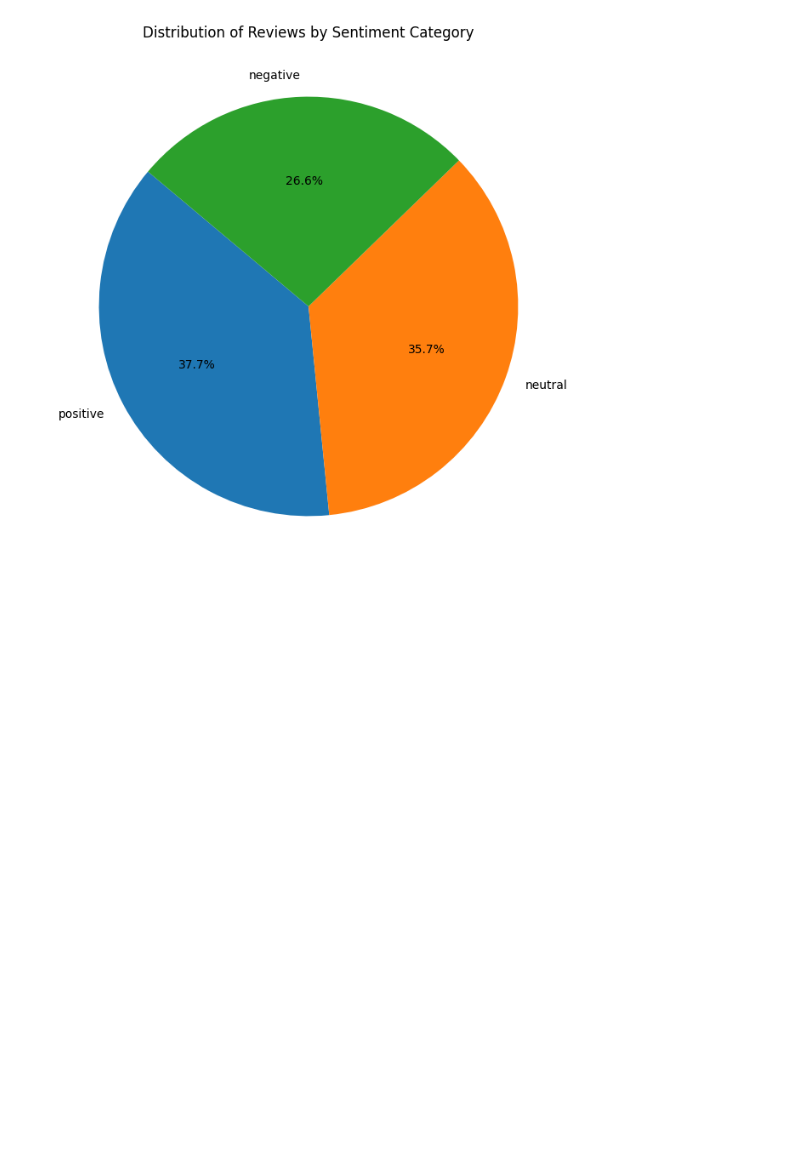
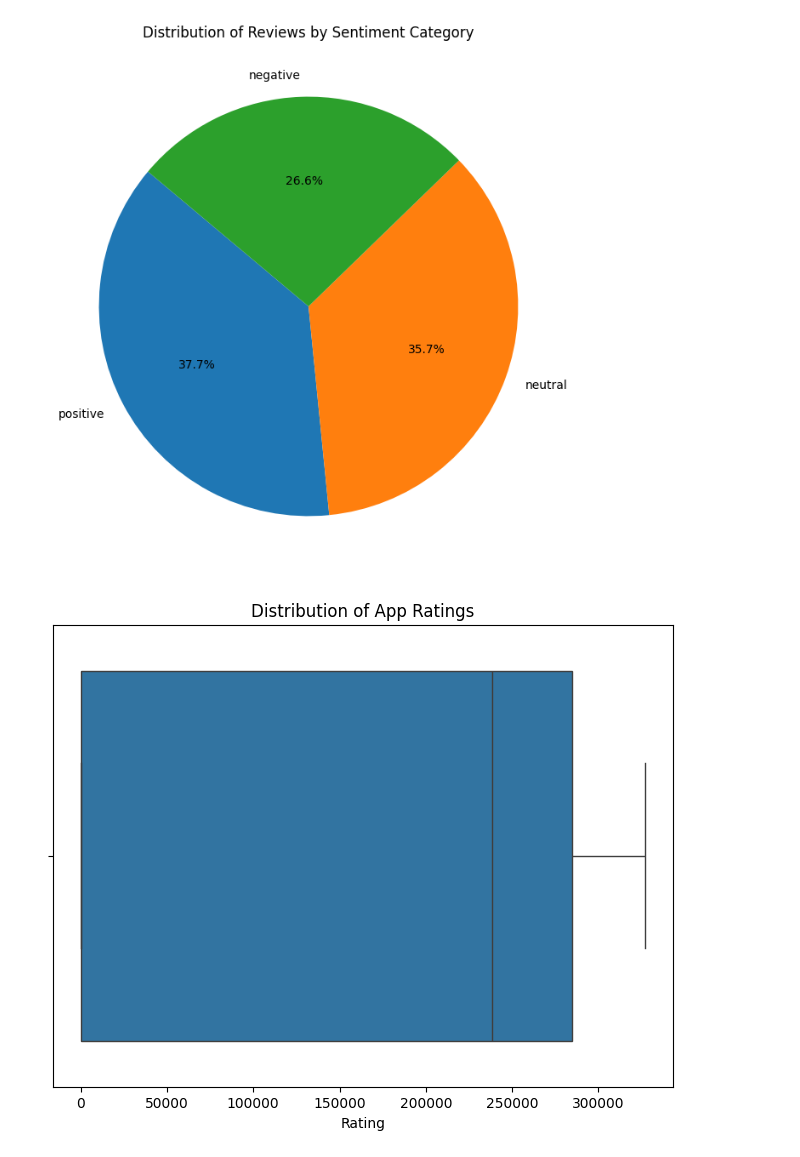
Before and after one commit to juniorworku/marketing-analytics-dashboard, a Jupyter notebook: notebooks/eda_analysis.ipynb, the cells around one changed output. Cells and saved outputs as stored; diff of their text form; code cells hidden in the pictures; blank space fills up the shorter version.

Commit message:
identify outliers

```diff
--- a/notebooks/eda_analysis.ipynb
+++ b/notebooks/eda_analysis.ipynb
@@ -319,3 +319,12 @@ plt.title('Distribution of Reviews by Sentiment Category')
 plt.show()
 # %% [output]
 [figure]
+# %%
+# Box plot of app ratings to identify outliers
+plt.figure(figsize=(8, 6))
+sns.boxplot(x='View', data=telegram_messages)
+plt.title('Distribution of App Ratings')
+plt.xlabel('Rating')
+plt.show()
+# %% [output]
+[figure, added]
```
